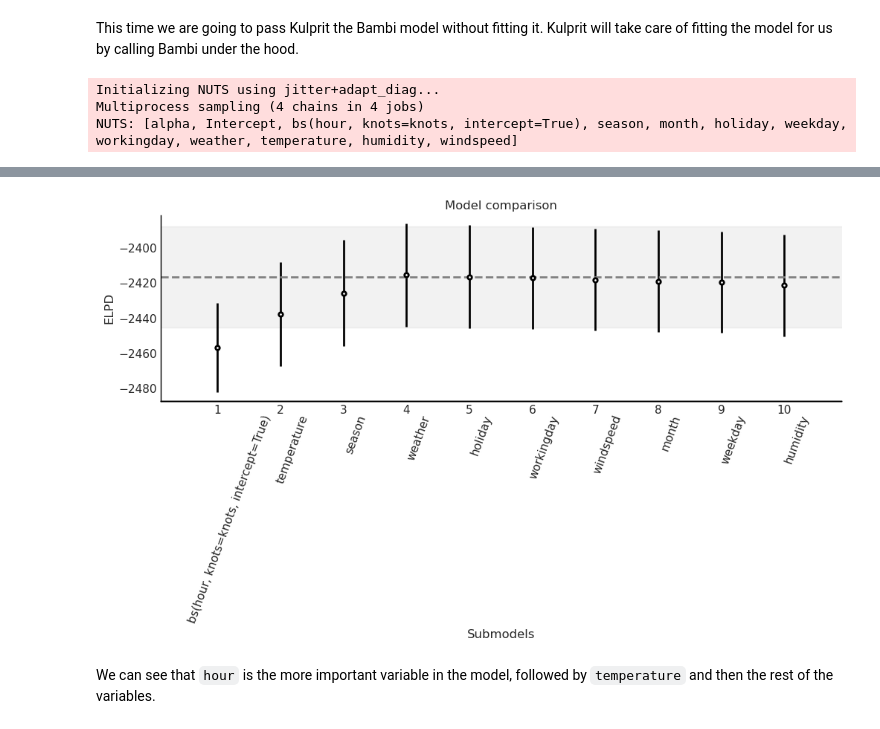
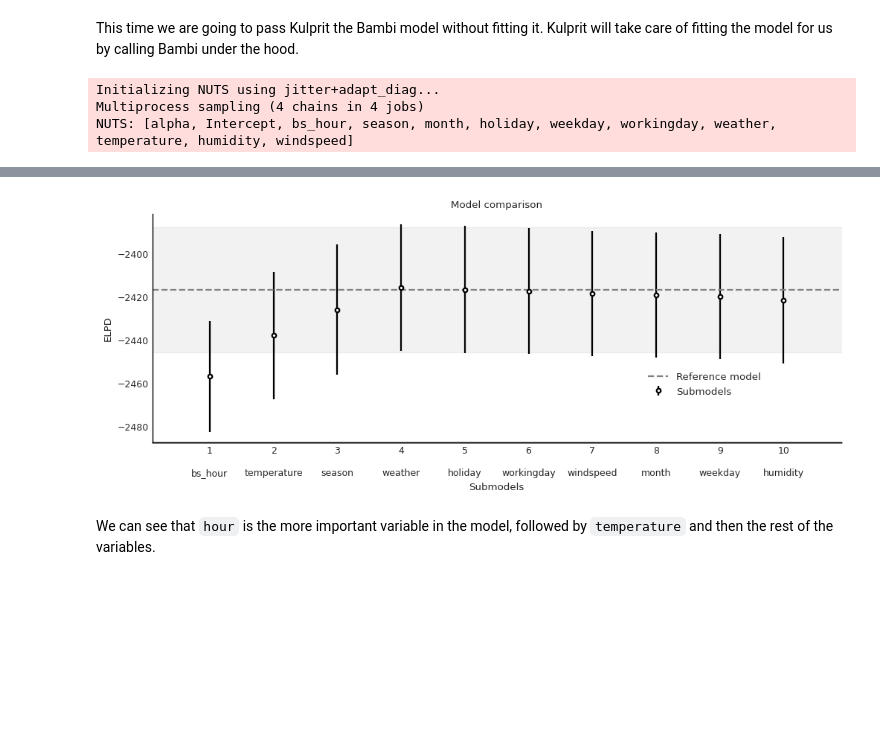
Before and after one commit to bambinos/kulprit, a Jupyter notebook: docs/examples/Examples.ipynb, the cells around one changed output, grey strips where cells are left out. Drawn from its saved outputs; the diff is of its cells as text; code cells hidden in the pictures; blank space fills up the shorter version.

Commit message:
properly handle alias (#81)

```diff
--- a/docs/examples/Examples.ipynb
+++ b/docs/examples/Examples.ipynb
@@ -127,20 +127,16 @@ model = bmb.Model("count ~ bs(hour, knots=knots, intercept=True) + " + " + ".joi
                   bikes,
                   family="negativebinomial",
                   priors=priors)
+model.set_alias({"bs(hour, knots=knots, intercept=True)": "bs_hour"})
 # %% [markdown]
 This time we are going to pass Kulprit the Bambi model without fitting it. Kulprit will take care of fitting the model for us by calling Bambi under the hood.
 # %%
 ppi = kpt.ProjectionPredictive(model)
 ppi.project()
-ppi.compare(
-            min_model_size=1,
-            plot_kwargs={"xlabel_rotation": 70},
-            legend=False,
-            figsize=(10, 6),
-            );
+ppi.compare(min_model_size=1);
 # %% [output]
 Initializing NUTS using jitter+adapt_diag...
 Multiprocess sampling (4 chains in 4 jobs)
-NUTS: [alpha, Intercept, bs(hour, knots=knots, intercept=True), season, month, holiday, weekday, workingday, weather, temperature, humidity, windspeed]
+NUTS: [alpha, Intercept, bs_hour, season, month, holiday, weekday, workingday, weather, temperature, humidity, windspeed]
 [interactive output not drawn]
 [interactive output not drawn]
@@ -148,4 +144,4 @@ Sampling 4 chains for 1_000 tune and 1_000 draw iterations (4_000 + 4_000 draws
-[figure, old version]
+[figure, new version]
 # %% [markdown]
 We can see that `hour` is the more important variable in the model, followed by `temperature` and then the rest of the variables.
 # %% [markdown]
```
Also changed, not shown: parts of 3 cells of this notebook, 1 other file.
